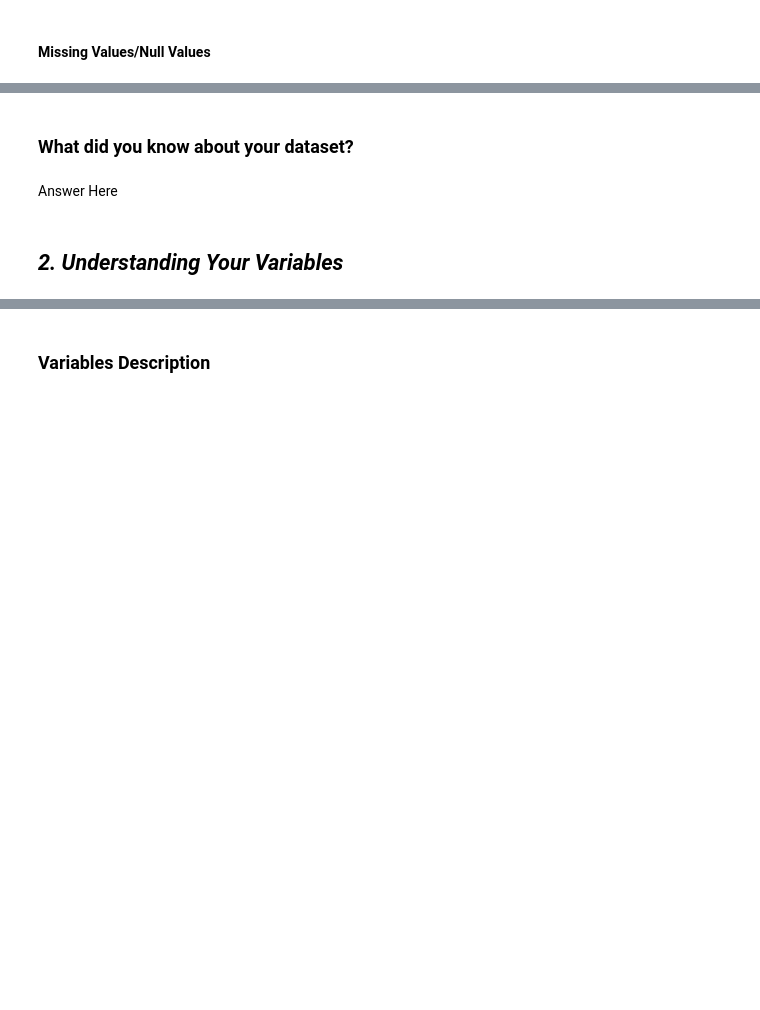
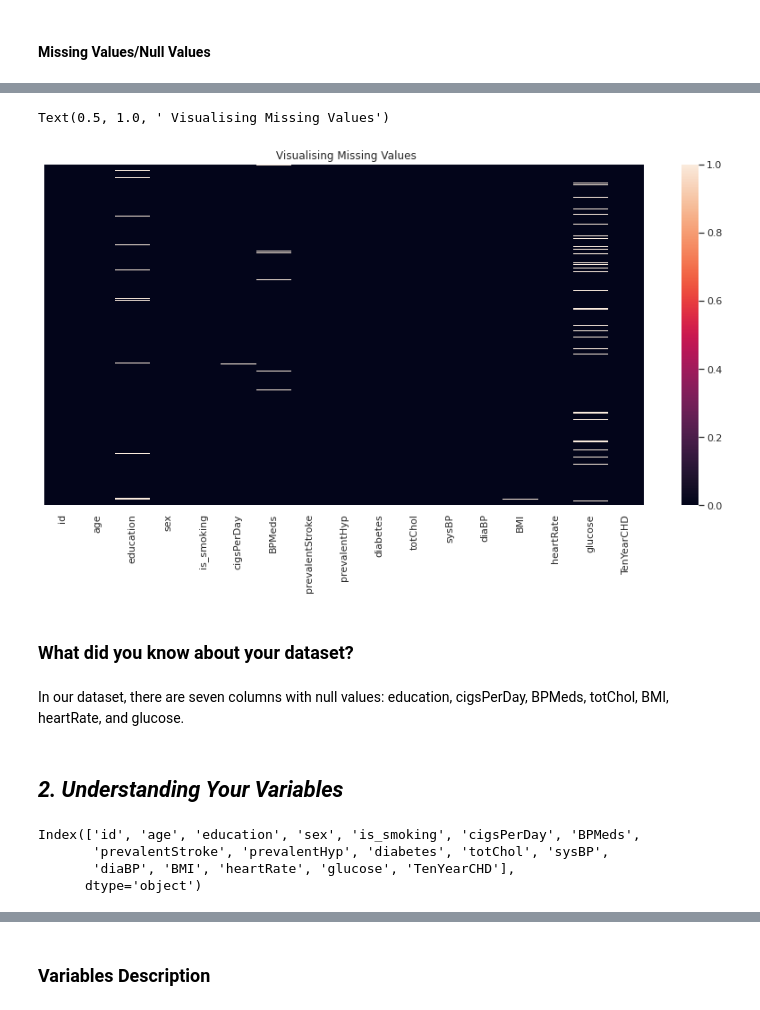
Before and after one commit to HKishanPatel/Cardiovascular-Risk-Prediction, a Jupyter notebook: Cardiovascular_Risk_Prediction.ipynb, the cells around one changed output, grey strips where cells are left out. Saved outputs shown, nothing was run; the diff lists cells and outputs as text; code cells hidden in the pictures; blank space fills up the shorter version.

```diff
--- a/Cardiovascular_Risk_Prediction.ipynb
+++ b/Cardiovascular_Risk_Prediction.ipynb
@@ -84,2 +109,13 @@ M - Multivariate Analysis
+# %%
+# Import Libraries
+import pandas as pd
+import numpy as np
+from numpy import math
+import matplotlib.pyplot as plt
+%matplotlib inline
+import seaborn as sns
+from seaborn.rcmod import set_style
+sns.set_theme(style= 'whitegrid', palette = 'Set2')
+from sklearn.impute import KNNImputer
 # %% [markdown]
 ### Dataset Loading
@@ -88,3 +127,9 @@ M - Multivariate Analysis
+# %%
+# Load Dataset
+df_original = pd.read_csv('/content/drive/MyDrive/Capstone Projects/Capstone Project 3/data_cardiovascular_risk.csv')
+
+# Copying data to preserve orignal file
+df = df_original.copy()
 # %% [markdown]
 ### Dataset First View
 # %%
@@ -110,10 +206,24 @@ M - Multivariate Analysis
+# %%
+# Visualizing the missing values
+plt.figure(figsize=(15,7))
+sns.heatmap(df.isnull(), annot=False, yticklabels=False)
+plt.title(" Visualising Missing Values")
+# %% [output]
+Text(0.5, 1.0, ' Visualising Missing Values')
+[figure, added]
 # %% [markdown]
 ### What did you know about your dataset?
-# %% [markdown]
-Answer Here
+# %% [markdown]
+In our dataset, there are seven columns with null values: education, cigsPerDay, BPMeds, totChol, BMI, heartRate, and glucose.
 # %% [markdown]
 ## ***2. Understanding Your Variables***
 # %%
 # Dataset Columns
+df.columns
+# %% [output]
+Index(['id', 'age', 'education', 'sex', 'is_smoking', 'cigsPerDay', 'BPMeds',
+       'prevalentStroke', 'prevalentHyp', 'diabetes', 'totChol', 'sysBP',
+       'diaBP', 'BMI', 'heartRate', 'glucose', 'TenYearCHD'],
+      dtype='object')
 # %%
 # Dataset Describe
```
Also changed, not shown: parts of 45 cells of this notebook.
